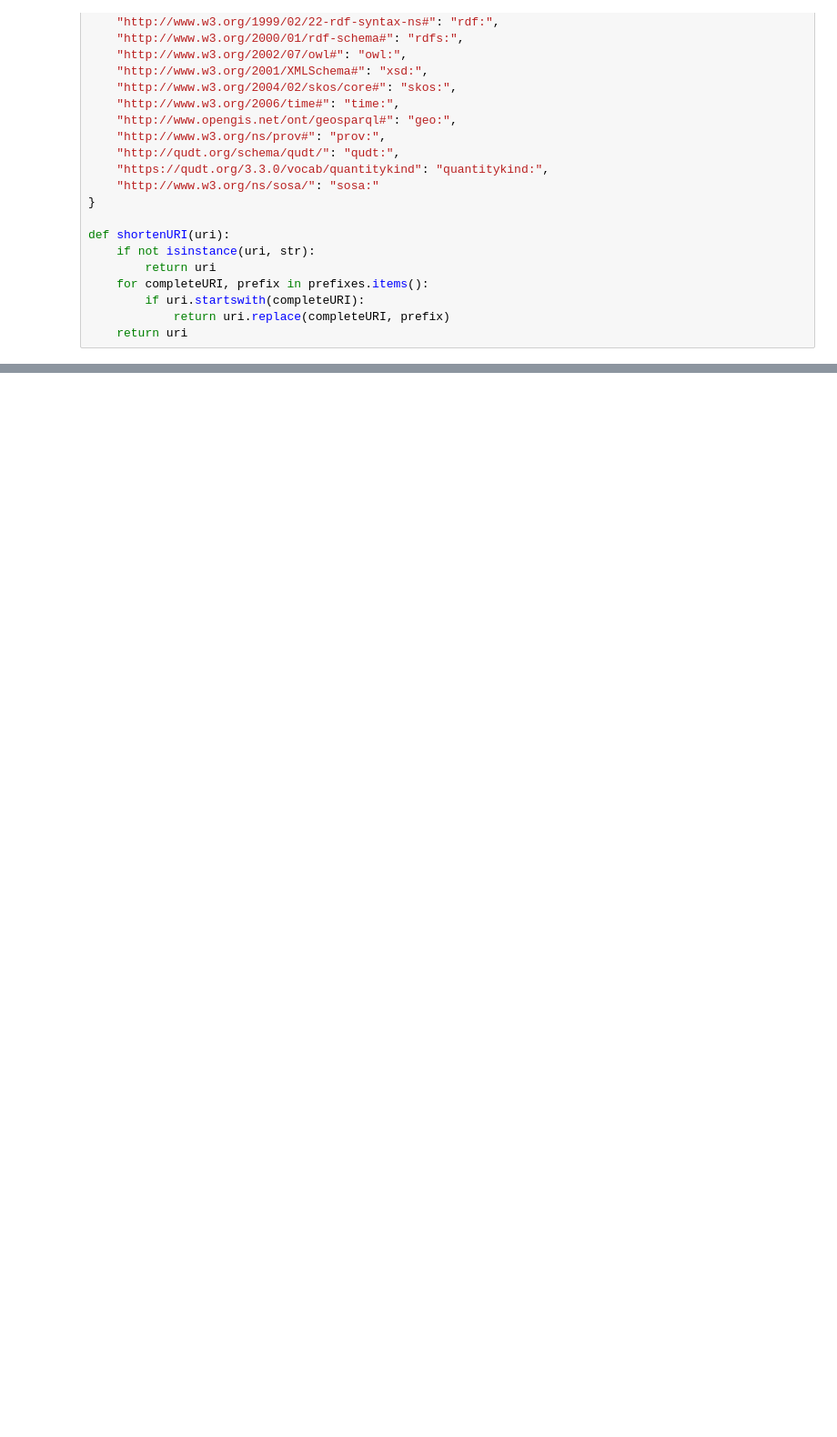
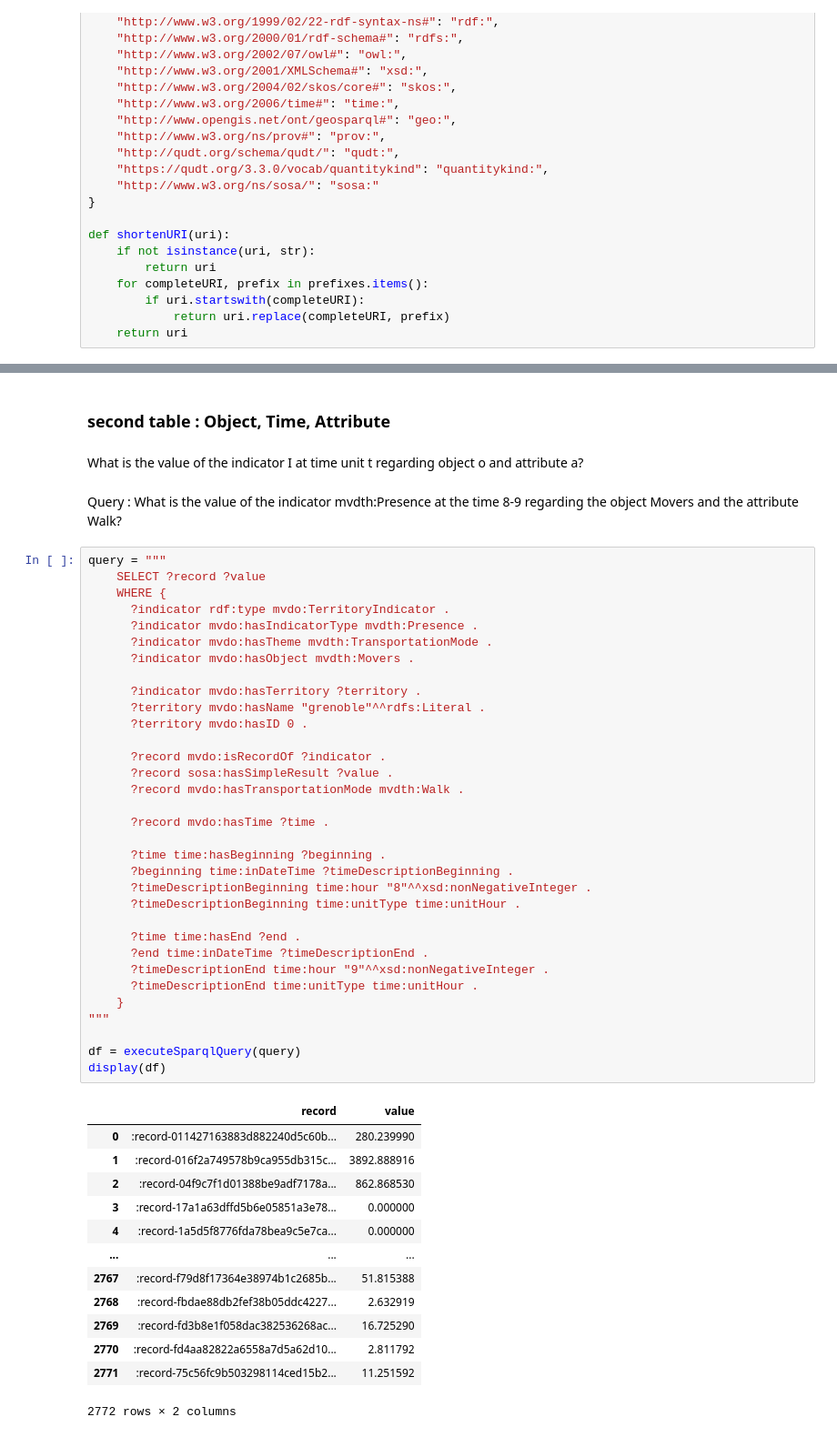
Before and after one commit to jeanduddd/Mobility-Ontology-DataLifting, a Jupyter notebook: Mobility-Data-Lifting/GraphQuery/graphQuerying.ipynb, the cells around one changed output, grey strips where cells are left out. Shown at 91% size. Drawn from its saved outputs; the diff is of its cells as text; blank space fills up the shorter version.

```diff
--- a/Mobility-Data-Lifting/GraphQuery/graphQuerying.ipynb
+++ b/Mobility-Data-Lifting/GraphQuery/graphQuerying.ipynb
@@ -116,0 +463,53 @@ query answer is 6 items long
+# %% [markdown]
+### second table : Object, Time, Attribute
+# %% [markdown]
+What is the value of the indicator I at time unit t regarding object o and attribute a?
+# %% [markdown]
+Query : What is the value of the indicator mvdth:Presence at the time 8-9 regarding the object Movers and the attribute Walk?
+# %%
+query = """
+    SELECT ?record ?value
+    WHERE {
+      ?indicator rdf:type mvdo:TerritoryIndicator .
+      ?indicator mvdo:hasIndicatorType mvdth:Presence .
+      ?indicator mvdo:hasTheme mvdth:TransportationMode .
+      ?indicator mvdo:hasObject mvdth:Movers .
+
+      ?indicator mvdo:hasTerritory ?territory .
+      ?territory mvdo:hasName "grenoble"^^rdfs:Literal .
+      ?territory mvdo:hasID 0 .
+
+      ?record mvdo:isRecordOf ?indicator .
+      ?record sosa:hasSimpleResult ?value .
+      ?record mvdo:hasTransportationMode mvdth:Walk .
+
+      ?record mvdo:hasTime ?time .
+
+      ?time time:hasBeginning ?beginning .
+      ?beginning time:inDateTime ?timeDescriptionBeginning .
+      ?timeDescriptionBeginning time:hour "8"^^xsd:nonNegativeInteger .
+      ?timeDescriptionBeginning time:unitType time:unitHour .
+
+      ?time time:hasEnd ?end .
+      ?end time:inDateTime ?timeDescriptionEnd .
+      ?timeDescriptionEnd time:hour "9"^^xsd:nonNegativeInteger .
+      ?timeDescriptionEnd time:unitType time:unitHour .
+    }
+"""
+
+df = executeSparqlQuery(query)
+display(df)
+# %% [output]
+|  | record | value |
+| 0 | :record-011427163883d882240d5c60b... | 280.239990 |
+| 1 | :record-016f2a749578b9ca955db315c... | 3892.888916 |
+| 2 | :record-04f9c7f1d01388be9adf7178a... | 862.868530 |
+| 3 | :record-17a1a63dffd5b6e05851a3e78... | 0.000000 |
+| 4 | :record-1a5d5f8776fda78bea9c5e7ca... | 0.000000 |
+| ... | ... | ... |
+| 2767 | :record-f79d8f17364e38974b1c2685b... | 51.815388 |
+| 2768 | :record-fbdae88db2fef38b05ddc4227... | 2.632919 |
+| 2769 | :record-fd3b8e1f058dac382536268ac... | 16.725290 |
+| 2770 | :record-fd4aa82822a6558a7d5a62d10... | 2.811792 |
+| 2771 | :record-75c56fc9b503298114ced15b2... | 11.251592 |
+2772 rows × 2 columns
```
Also changed, not shown: parts of 42 cells of this notebook.
